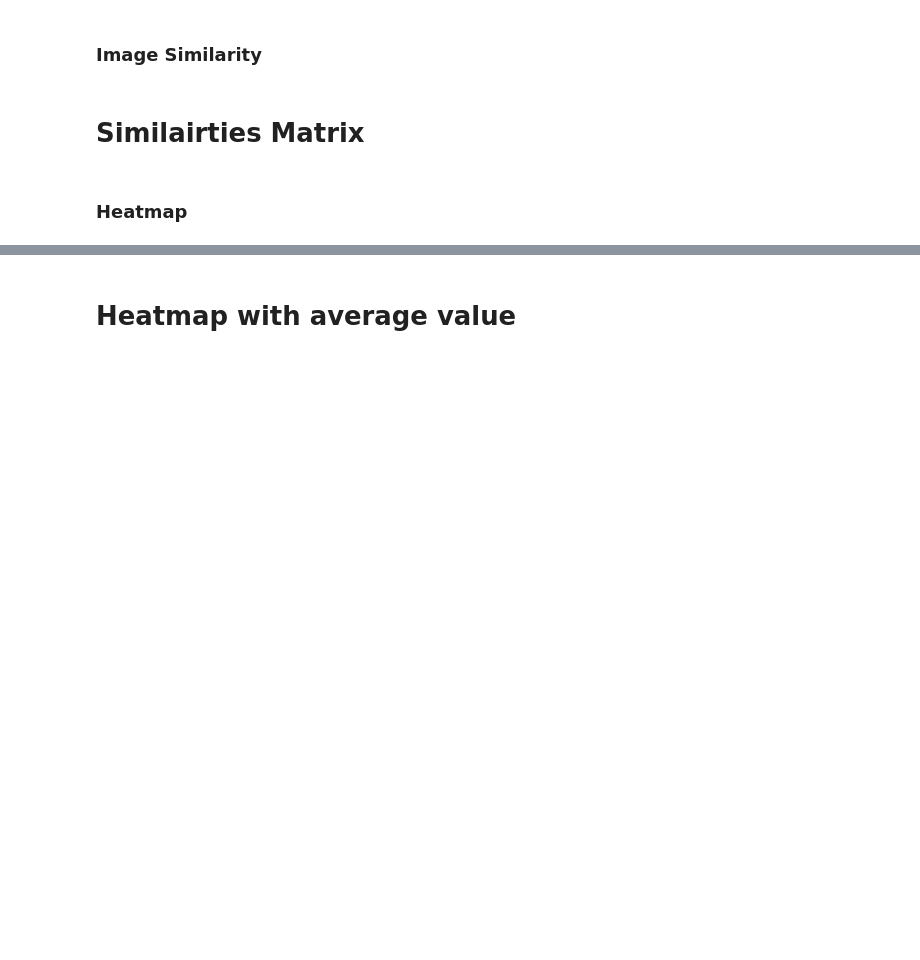
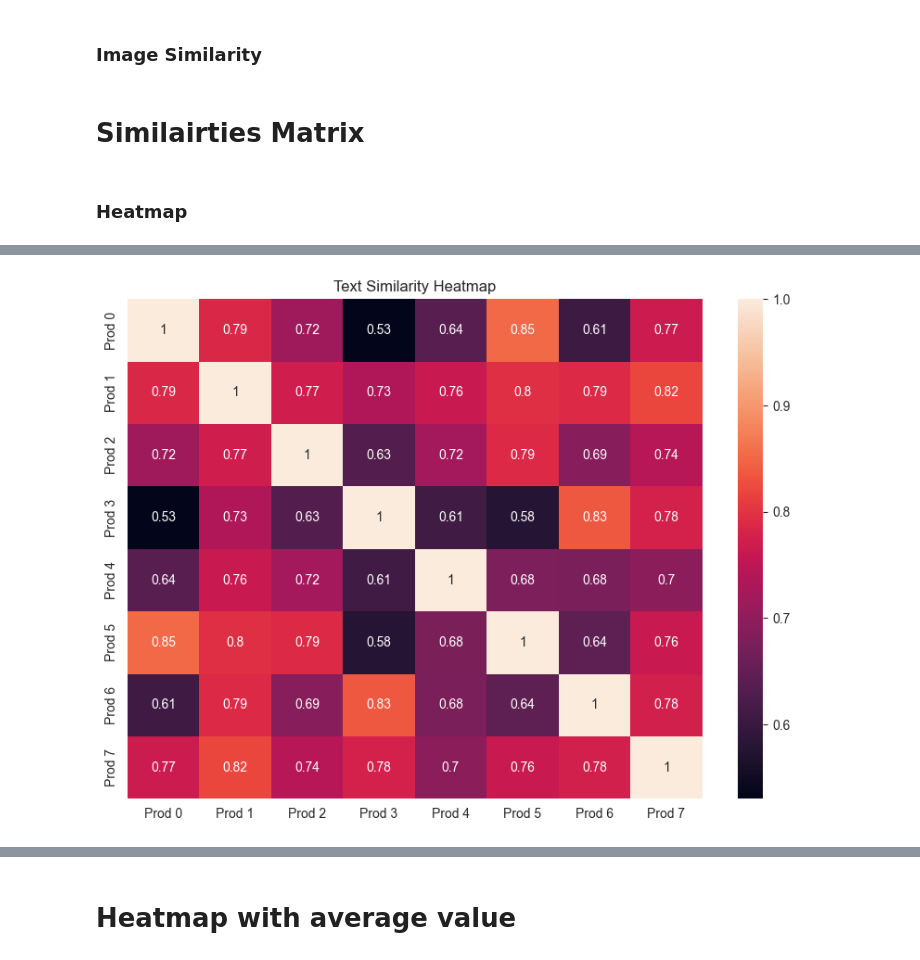
Before and after one commit to ObeyHack/Amazon-Image-matcher, a Jupyter notebook: dataset_exploration.ipynb, the cells around one changed output, grey strips where cells are left out. Saved outputs shown, nothing was run; the diff lists cells and outputs as text; code cells hidden in the pictures; blank space fills up the shorter version.

```diff
--- a/dataset_exploration.ipynb
+++ b/dataset_exploration.ipynb
@@ -333,0 +345,20 @@ plt.show()
+# %%
+sims = pd.DataFrame(text_df)
+
+# x * text_sim + 1-x * image_sim
+
+avg_val = sims.to_numpy().mean()
+# Text Similarity heatmap
+import seaborn as sns
+import matplotlib.pyplot as plt
+mask = np.triu(np.ones_like(sims, dtype=bool))
+plt.figure(figsize=(10, 7))
+# sns.heatmap(sims, annot=True, mask=mask)
+sns.heatmap(sims, annot=True, xticklabels=[f"Prod {i}" for i in range(len(sims))], yticklabels=[f"Prod {i}" for i in range(len(sims))])
+
+# add title
+plt.title("Text Similarity Heatmap")
+
+plt.show()
+# %% [output]
+[figure, added]
```
Also changed, not shown: parts of 6 cells of this notebook.
